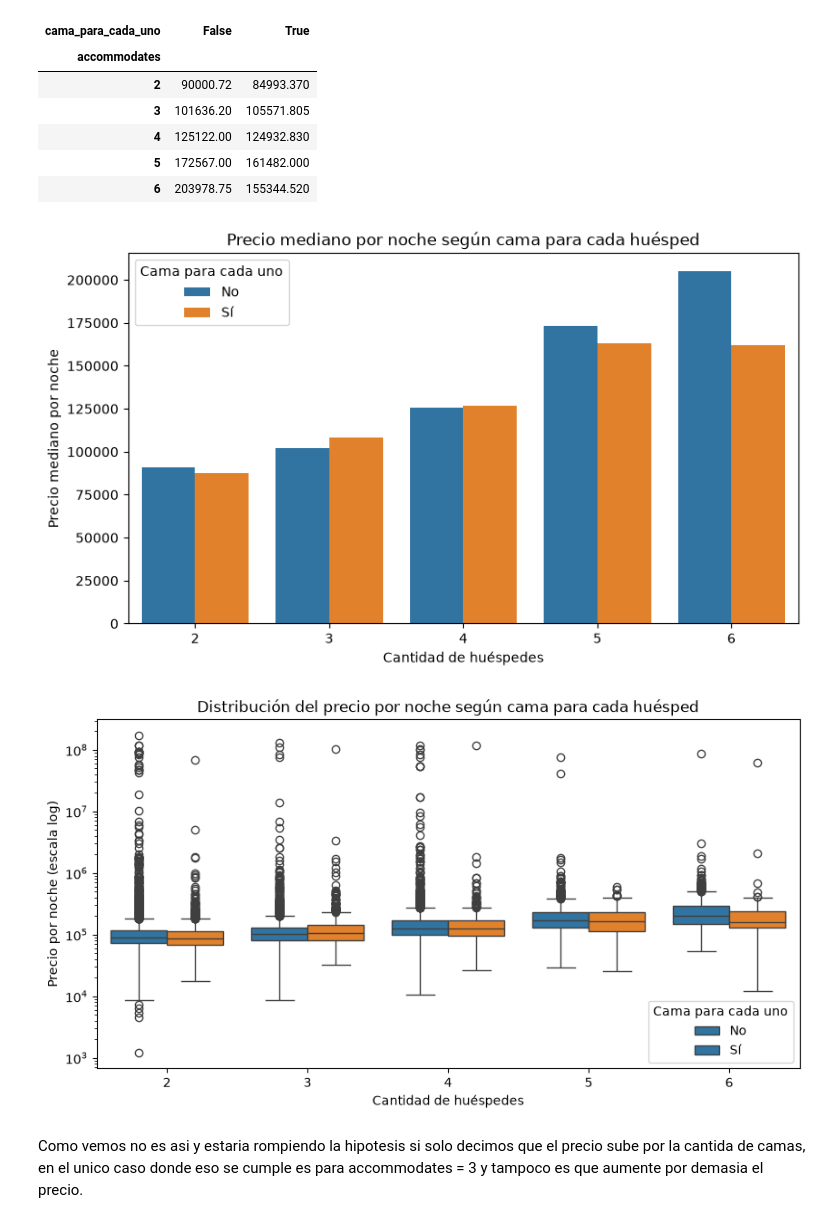
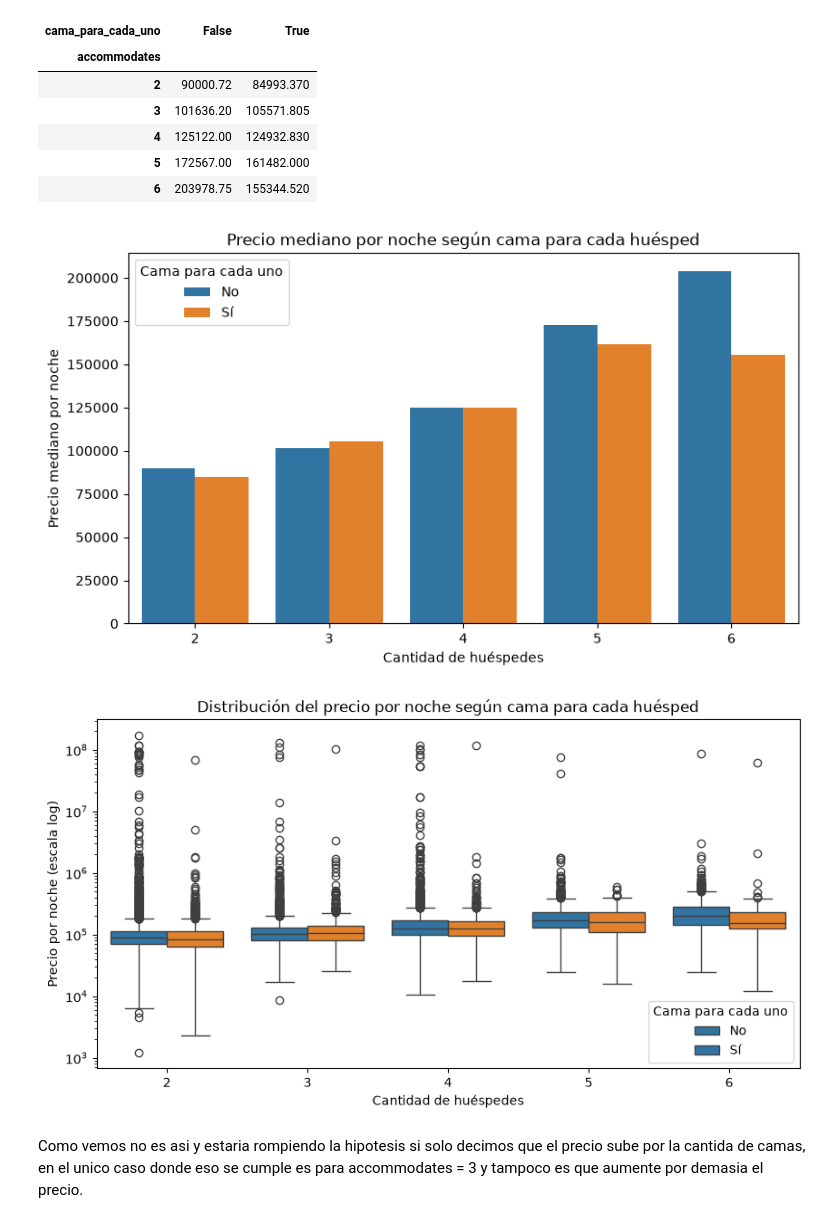
Before and after one commit to CanBugarini/TPE_CienciaDeDatos, a Jupyter notebook: prueba1.ipynb, the cells around one changed output. Drawn from its saved outputs; the diff is of its cells as text; code cells hidden in the pictures.

```diff
--- a/prueba1.ipynb
+++ b/prueba1.ipynb
@@ -196,7 +196,7 @@ df_comp.groupby(['accommodates', 'cama_para_cada_uno'])['price_quote_price_per_n
 #Grafico que explica mejor la tabla
 
 plt.figure(figsize=(9, 5))
-sns.barplot(data=df_comp2, x='accommodates', y='price_quote_price_per_night',
+sns.barplot(data=df_comp, x='accommodates', y='price_quote_price_per_night',
             hue='cama_para_cada_uno', estimator='median', errorbar=None)
 plt.title('Precio mediano por noche según cama para cada huésped')
 plt.xlabel('Cantidad de huéspedes')
@@ -204,21 +204,21 @@ plt.ylabel('Precio mediano por noche')
 plt.legend(title='Cama para cada uno', labels=['No', 'Sí'])
 plt.show()
 # %% [output]
-[figure, old version]
+[figure, new version]
 # %%
 plt.figure(figsize=(10, 5))
-sns.boxplot(data=df_comp2, x='accommodates', y='price_quote_price_per_night',
+sns.boxplot(data=df_comp, x='accommodates', y='price_quote_price_per_night',
             hue='cama_para_cada_uno')
 plt.yscale('log')
 plt.title('Distribución del precio por noche según cama para cada huésped')
 plt.xlabel('Cantidad de huéspedes')
 plt.ylabel('Precio por noche (escala log)')
 plt.legend(title='Cama para cada uno', labels=['No', 'Sí'])
 plt.show()
 
 # Tengo un error en la leyenda del graf. lo intente acomodar pero me da problemas el seaborn
 # %% [output]
-[figure, old version]
+[figure, new version]
 # %% [markdown]
 Como vemos no es asi y estaria rompiendo la hipotesis si solo decimos que el precio sube por la cantida de camas, en el unico caso donde eso se cumple es para accommodates = 3 y tampoco es que aumente por demasia el precio.
 # %% [markdown]
```
Also changed, not shown: parts of 13 cells of this notebook.
